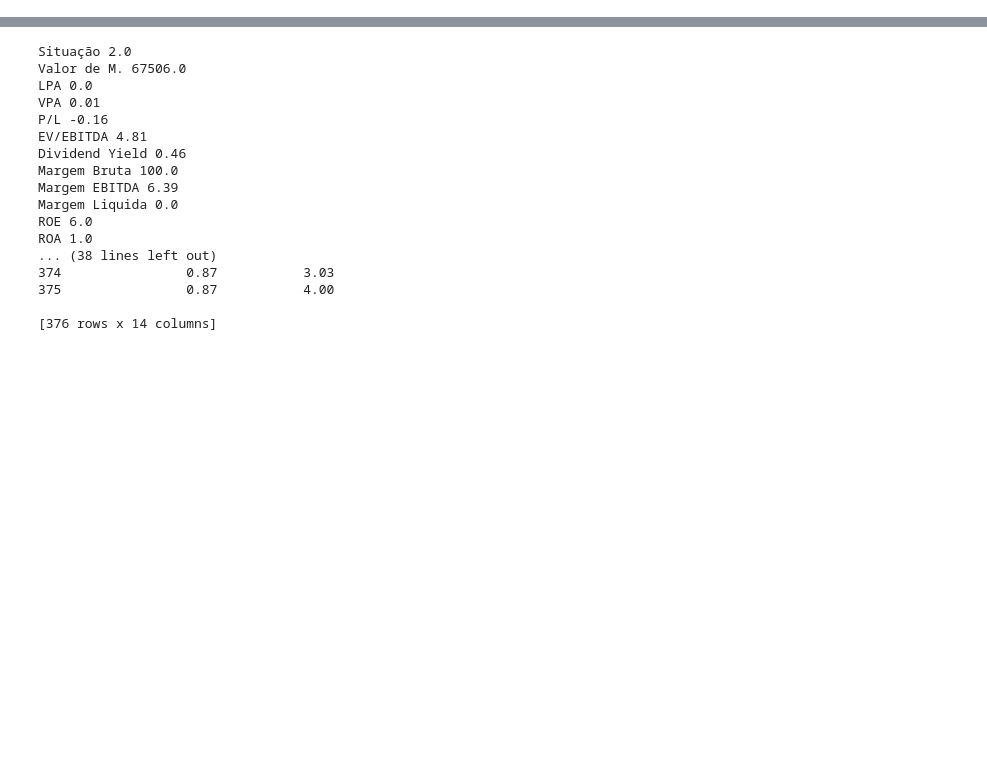
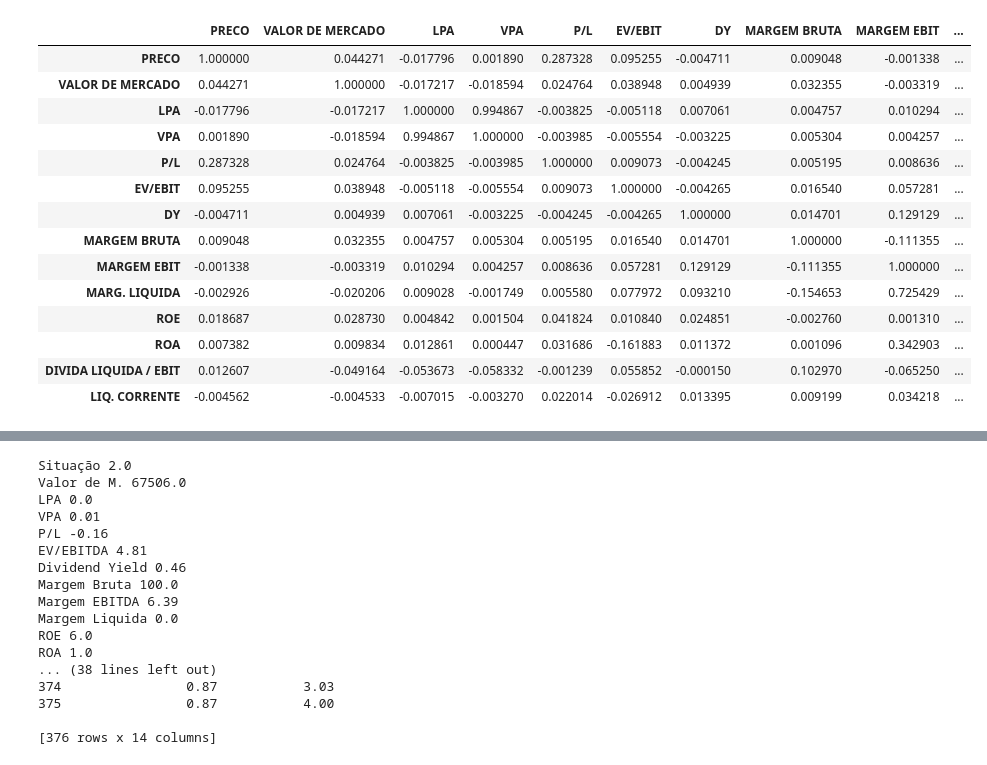
Before and after one commit to MessiasOli/aula_am_acoes, a Jupyter notebook: Clustering.ipynb, the cells around one changed output, grey strips where cells are left out. Saved outputs shown, nothing was run; the diff lists cells and outputs as text; code cells hidden in the pictures; blank space fills up the shorter version.

```diff
--- a/Clustering.ipynb
+++ b/Clustering.ipynb
@@ -8,0 +127,19 @@ from sklearn.metrics import silhouette_score, davies_bouldin_score
+# %%
+correlation = data.corr()
+correlation
+# %% [output]
+|  | PRECO | VALOR DE MERCADO | LPA | VPA | P/L | EV/EBIT | DY | MARGEM BRUTA | MARGEM EBIT | ... |
+| PRECO | 1.000000 | 0.044271 | -0.017796 | 0.001890 | 0.287328 | 0.095255 | -0.004711 | 0.009048 | -0.001338 | ... |
+| VALOR DE MERCADO | 0.044271 | 1.000000 | -0.017217 | -0.018594 | 0.024764 | 0.038948 | 0.004939 | 0.032355 | -0.003319 | ... |
+| LPA | -0.017796 | -0.017217 | 1.000000 | 0.994867 | -0.003825 | -0.005118 | 0.007061 | 0.004757 | 0.010294 | ... |
+| VPA | 0.001890 | -0.018594 | 0.994867 | 1.000000 | -0.003985 | -0.005554 | -0.003225 | 0.005304 | 0.004257 | ... |
+| P/L | 0.287328 | 0.024764 | -0.003825 | -0.003985 | 1.000000 | 0.009073 | -0.004245 | 0.005195 | 0.008636 | ... |
+| EV/EBIT | 0.095255 | 0.038948 | -0.005118 | -0.005554 | 0.009073 | 1.000000 | -0.004265 | 0.016540 | 0.057281 | ... |
+| DY | -0.004711 | 0.004939 | 0.007061 | -0.003225 | -0.004245 | -0.004265 | 1.000000 | 0.014701 | 0.129129 | ... |
+| MARGEM BRUTA | 0.009048 | 0.032355 | 0.004757 | 0.005304 | 0.005195 | 0.016540 | 0.014701 | 1.000000 | -0.111355 | ... |
+| MARGEM EBIT | -0.001338 | -0.003319 | 0.010294 | 0.004257 | 0.008636 | 0.057281 | 0.129129 | -0.111355 | 1.000000 | ... |
+| MARG. LIQUIDA | -0.002926 | -0.020206 | 0.009028 | -0.001749 | 0.005580 | 0.077972 | 0.093210 | -0.154653 | 0.725429 | ... |
+| ROE | 0.018687 | 0.028730 | 0.004842 | 0.001504 | 0.041824 | 0.010840 | 0.024851 | -0.002760 | 0.001310 | ... |
+| ROA | 0.007382 | 0.009834 | 0.012861 | 0.000447 | 0.031686 | -0.161883 | 0.011372 | 0.001096 | 0.342903 | ... |
+| DIVIDA LIQUIDA / EBIT | 0.012607 | -0.049164 | -0.053673 | -0.058332 | -0.001239 | 0.055852 | -0.000150 | 0.102970 | -0.065250 | ... |
+| LIQ. CORRENTE | -0.004562 | -0.004533 | -0.007015 | -0.003270 | 0.022014 | -0.026912 | 0.013395 | 0.009199 | 0.034218 | ... |
```
Also changed, not shown: parts of 10 cells of this notebook, 3 other files.
